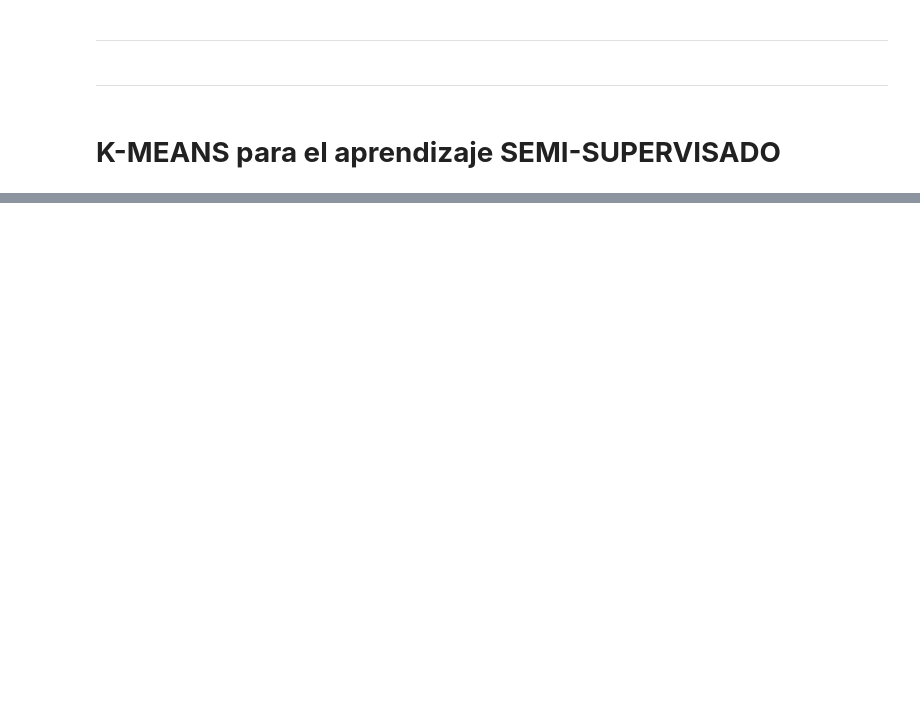
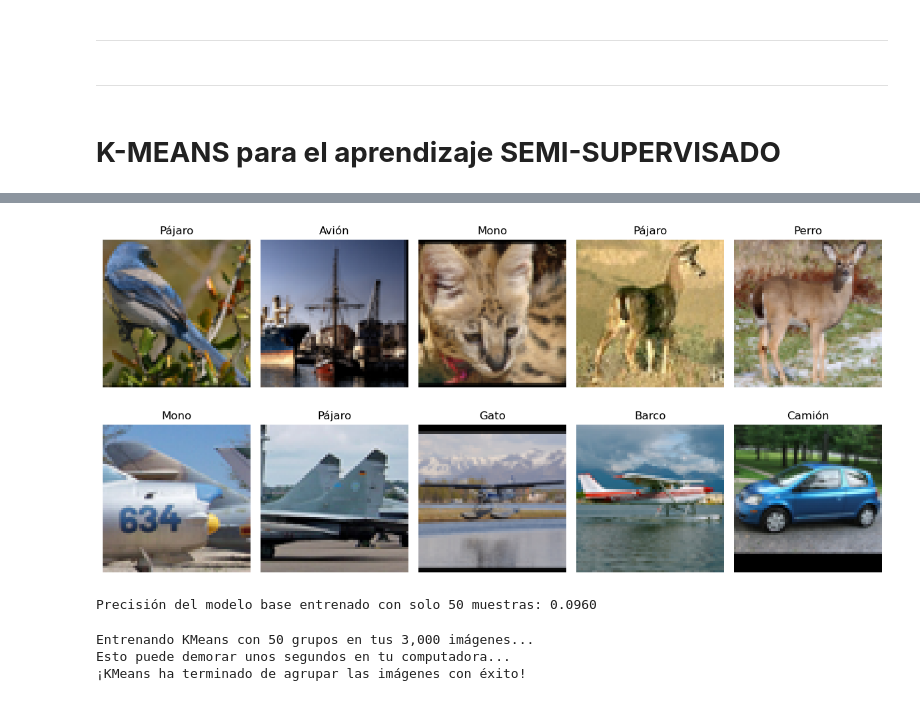
Before and after one commit to Richi-20/IA-Richard-Chavez, a Jupyter notebook: Laboratorios/Lab07/lab07_richard.ipynb, the cells around one changed output, grey strips where cells are left out. Saved outputs shown, nothing was run; the diff lists cells and outputs as text; code cells hidden in the pictures; blank space fills up the shorter version.

```diff
--- a/Laboratorios/Lab07/lab07_richard.ipynb
+++ b/Laboratorios/Lab07/lab07_richard.ipynb
@@ -507,0 +490,21 @@ FileNotFoundError: [WinError 3] El sistema no puede encontrar la ruta especifica
+# %%
+# Definimos las 10 clases oficiales del dataset STL-10
+CLASES = ['airplane', 'bird', 'car', 'cat', 'deer', 'dog', 'horse', 'monkey', 'ship', 'truck']
+
+# Creamos el diccionario de traducción igual que en tu base
+TRADUCCION = {
+    'airplane': 'Avión',
+    'bird'    : 'Pájaro',
+    'car'     : 'Auto',
+    'cat'     : 'Gato',
+    'deer'    : 'Ciervo',
+    'dog'     : 'Perro',
+    'horse'   : 'Caballo',
+    'monkey'  : 'Mono',
+    'ship'    : 'Barco',
+    'truck'   : 'Camión'
+}
+
+print('Clases configuradas para STL-10:')
+for i, clase in enumerate(CLASES):
+    print(f'  Clase {i} = {TRADUCCION[clase]}')
@@ -507,0 +581,58 @@ FileNotFoundError: [WinError 3] El sistema no puede encontrar la ruta especifica
+# %%
+# Configuramos el tamaño de la ventana de la gráfica
+plt.figure(figsize=(12, 6))
+
+# Vamos a mostrar las primeras 10 imágenes de la matriz X_train
+for i in range(10):
+    plt.subplot(2, 5, i + 1)
+
+    # Tomamos el vector plano y lo volvemos a armar en una matriz de 64x64x3 píxeles
+    imagen_rgb = X_train[i].reshape(64, 64, 3)
+
+    plt.imshow(imagen_rgb)
+
+    # Buscamos el nombre de la clase usando la etiqueta de control y la traducción
+    nombre_clase = CLASES[y_train[i]]
+    plt.title(TRADUCCION[nombre_clase])
+
+    plt.axis('off') # Ocultamos los ejes para que se vea limpio
+
+plt.tight_layout()
+plt.show()
+# %% [output]
+[figure, added]
+# %%
+# Tomamos una muestra muy pequeña (solo las primeras 50 imágenes)
+n_labeled = 50
+
+# Creamos el clasificador de Regresión Logística
+# Usamos random_state=42 y multi_class='ovr' exactamente igual que en tu base
+log_reg = LogisticRegression(multi_class="ovr", solver="lbfgs", max_iter=5000, random_state=42)
+
+# Lo entrenamos usando solo esas 50 fotos
+log_reg.fit(X_train[:n_labeled], y_train[:n_labeled])
+
+# Evaluamos la precisión del modelo usando el conjunto de prueba (X_test)
+precision_base = log_reg.score(X_test, y_test)
+
+print(f"Precisión del modelo base entrenado con solo {n_labeled} muestras: {precision_base:.4f}")
+# %% [output]
+Precisión del modelo base entrenado con solo 50 muestras: 0.0960
+# %%
+# Definimos el número de clústeres (grupos) igual que en tu base
+k = 50
+
+# Inicializamos KMeans con random_state=42 para que te dé el mismo resultado siempre
+kmeans = KMeans(n_clusters=k, random_state=42, n_init=10)
+
+print(f"Entrenando KMeans con {k} grupos en tus 3,000 imágenes...")
+print("Esto puede demorar unos segundos en tu computadora...")
+
+# El método fit_predict entrena el modelo y asigna a cada imagen el número de su grupo
+X_digits_dist = kmeans.fit_transform(X_train)
+
+print("¡KMeans ha terminado de agrupar las imágenes con éxito!")
+# %% [output]
+Entrenando KMeans con 50 grupos en tus 3,000 imágenes...
+Esto puede demorar unos segundos en tu computadora...
+¡KMeans ha terminado de agrupar las imágenes con éxito!
```
Also changed, not shown: parts of 33 cells of this notebook, 5 other files.
